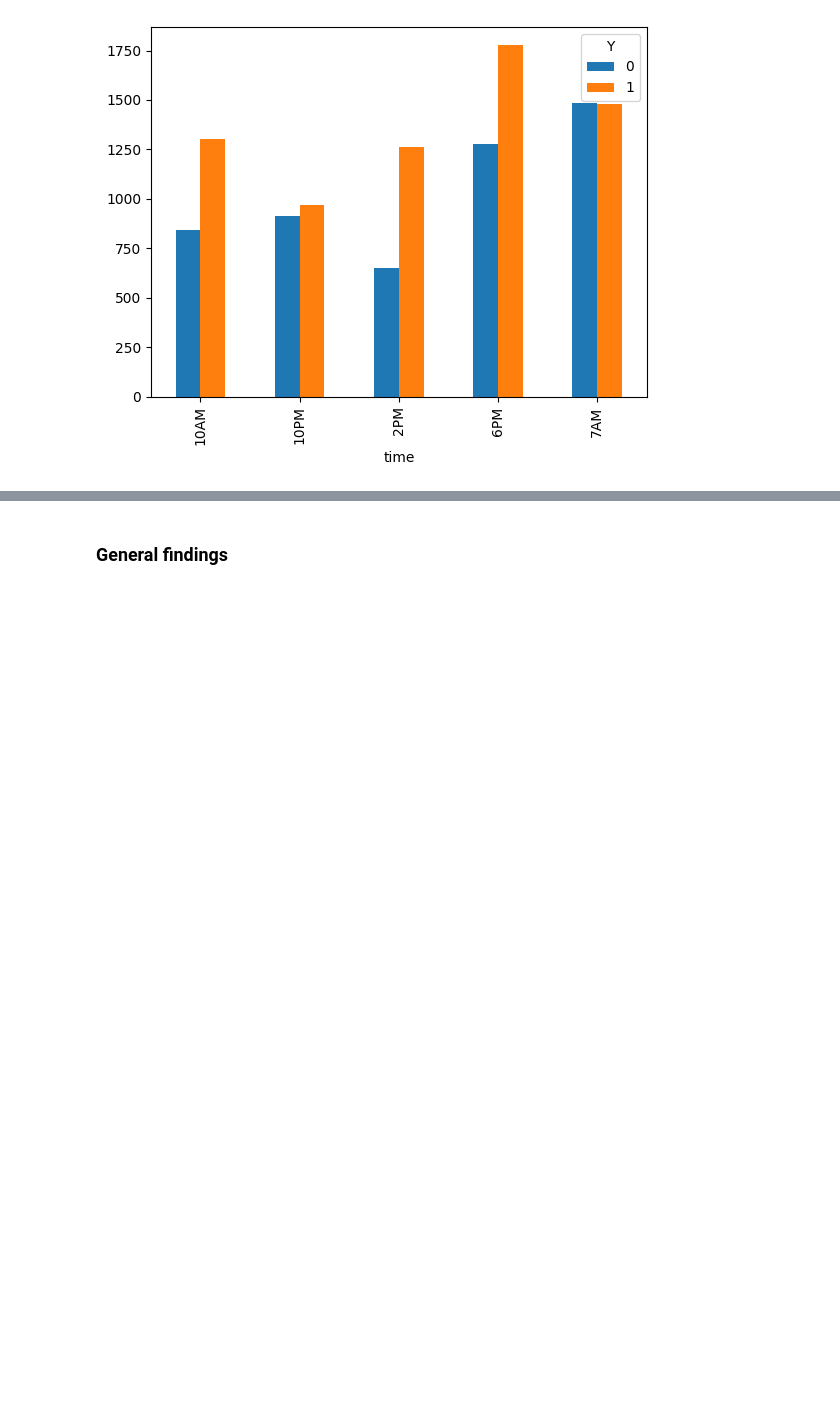
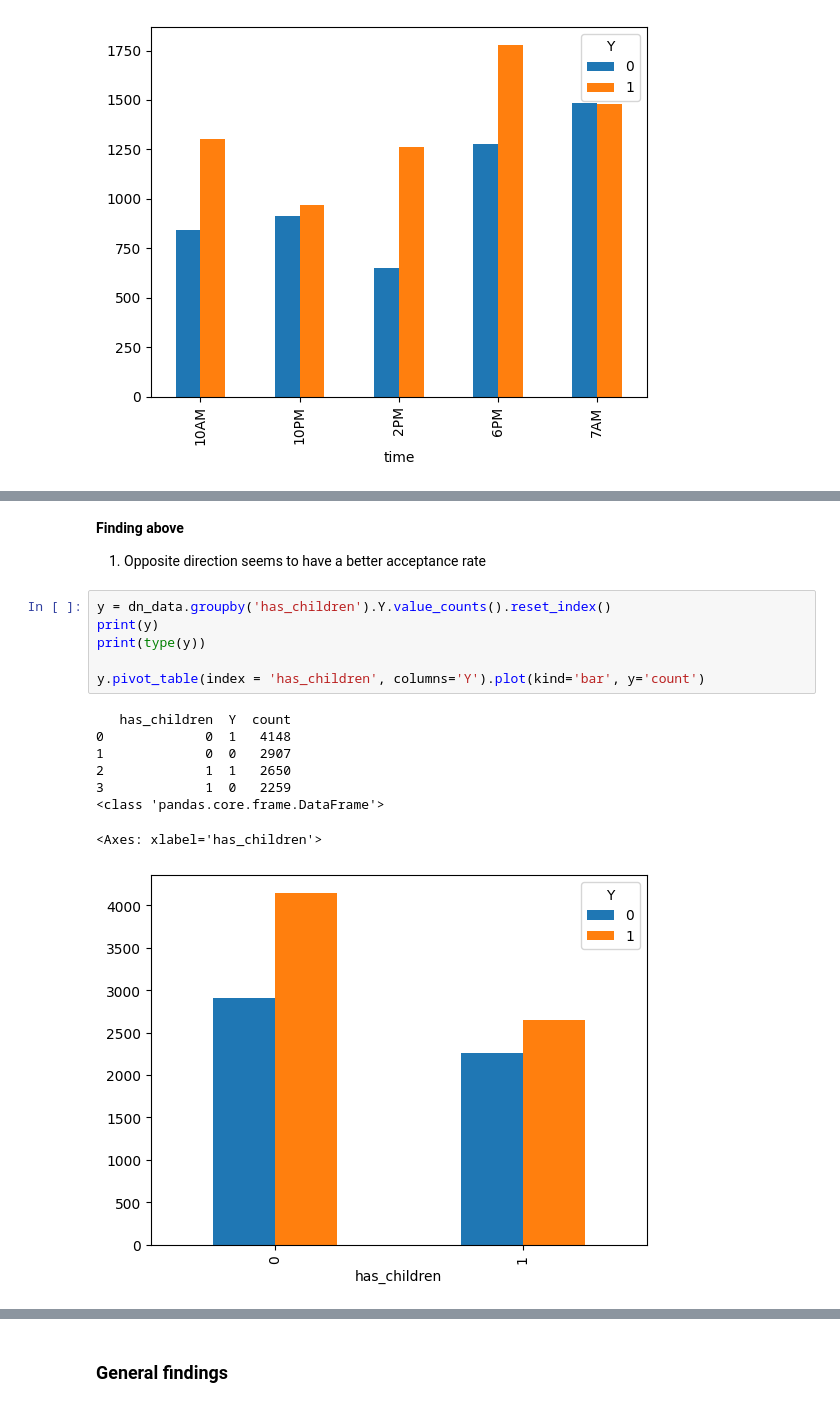
Before and after one commit to iswarcb/test, a Jupyter notebook: assignment_5.ipynb, the cells around one changed output, grey strips where cells are left out. Saved outputs shown, nothing was run; the diff lists cells and outputs as text; blank space fills up the shorter version.

```diff
--- a/assignment_5.ipynb
+++ b/assignment_5.ipynb
@@ -597,0 +612,18 @@ y.pivot_table(index = 'time', columns='Y').plot(kind='bar', y='count')
+# %% [markdown]
+**Finding above**
+1. Opposite direction seems to have a better acceptance rate
+# %%
+y = dn_data.groupby('has_children').Y.value_counts().reset_index()
+print(y)
+print(type(y))
+
+y.pivot_table(index = 'has_children', columns='Y').plot(kind='bar', y='count')
+# %% [output]
+   has_children  Y  count
+0             0  1   4148
+1             0  0   2907
+2             1  1   2650
+3             1  0   2259
+<class 'pandas.core.frame.DataFrame'>
+<Axes: xlabel='has_children'>
+[figure, added]
```
Also changed, not shown: parts of 6 cells of this notebook, 1 other file.
